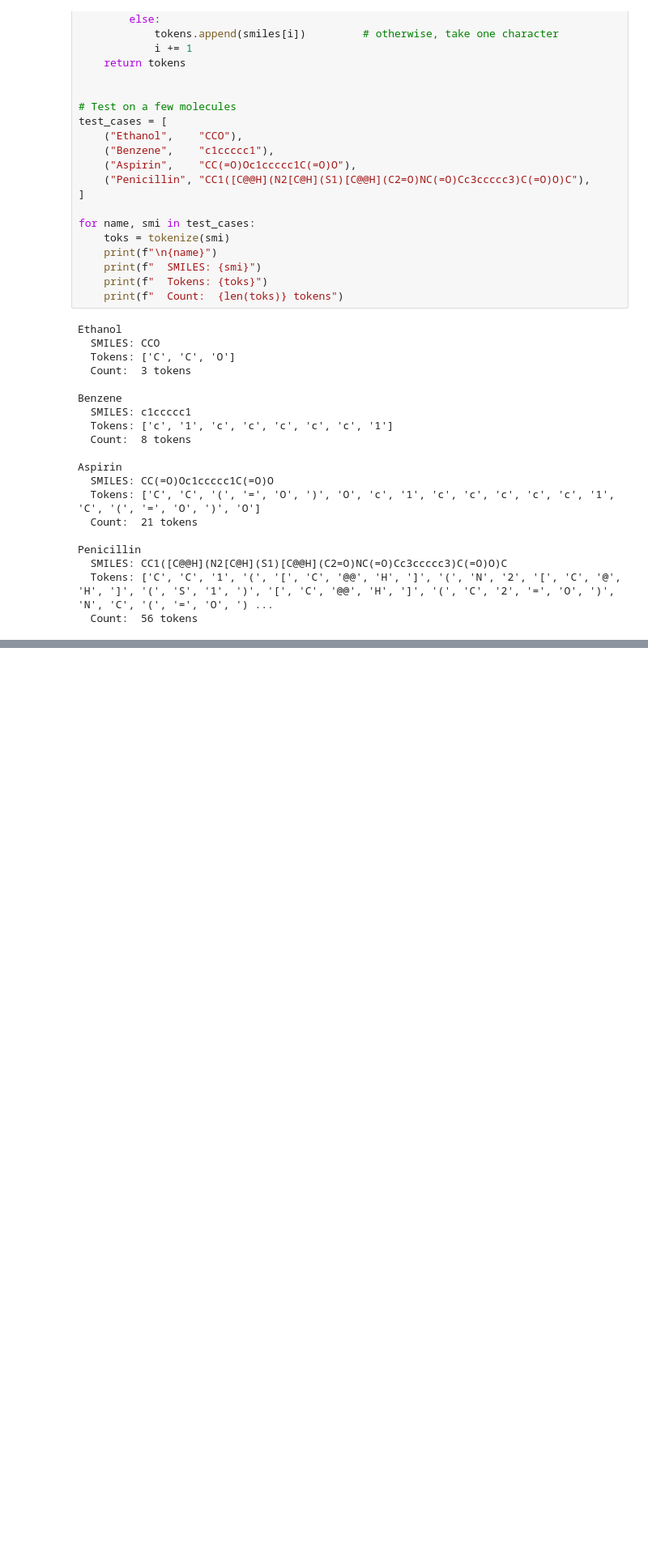
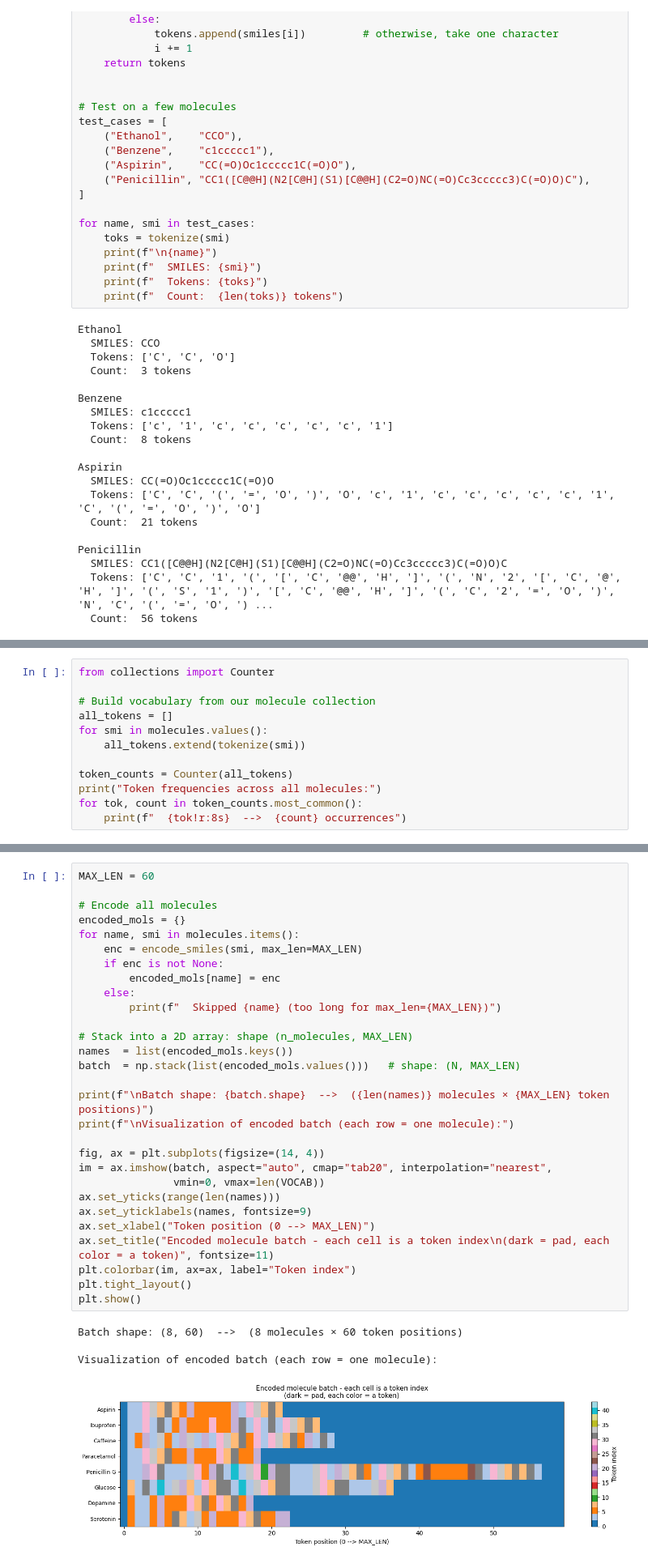
Before and after one commit to rwilfong/cheminformatics-notebooks, a Jupyter notebook: 01_smiles_strings.ipynb, the cells around one changed output, grey strips where cells are left out. Shown at 81% size. Cells and saved outputs as stored; diff of their text form; blank space fills up the shorter version.

Commit message:
finish notebook 1: introduction to SMILES

```diff
--- a/01_smiles_strings.ipynb
+++ b/01_smiles_strings.ipynb
@@ -154,0 +165,12 @@ Penicillin
+# %%
+from collections import Counter
+
+# Build vocabulary from our molecule collection
+all_tokens = []
+for smi in molecules.values():
+    all_tokens.extend(tokenize(smi))
+
+token_counts = Counter(all_tokens)
+print("Token frequencies across all molecules:")
+for tok, count in token_counts.most_common():
+    print(f"  {tok!r:8s}  -->  {count} occurrences")
@@ -154,0 +372,34 @@ Penicillin
+# %%
+MAX_LEN = 60
+
+# Encode all molecules
+encoded_mols = {}
+for name, smi in molecules.items():
+    enc = encode_smiles(smi, max_len=MAX_LEN)
+    if enc is not None:
+        encoded_mols[name] = enc
+    else:
+        print(f"  Skipped {name} (too long for max_len={MAX_LEN})")
+
+# Stack into a 2D array: shape (n_molecules, MAX_LEN)
+names  = list(encoded_mols.keys())
+batch  = np.stack(list(encoded_mols.values()))   # shape: (N, MAX_LEN)
+
+print(f"\nBatch shape: {batch.shape}  -->  ({len(names)} molecules × {MAX_LEN} token positions)")
+print(f"\nVisualization of encoded batch (each row = one molecule):")
+
+fig, ax = plt.subplots(figsize=(14, 4))
+im = ax.imshow(batch, aspect="auto", cmap="tab20", interpolation="nearest",
+               vmin=0, vmax=len(VOCAB))
+ax.set_yticks(range(len(names)))
+ax.set_yticklabels(names, fontsize=9)
+ax.set_xlabel("Token position (0 --> MAX_LEN)")
+ax.set_title("Encoded molecule batch - each cell is a token index\n(dark = pad, each color = a token)", fontsize=11)
+plt.colorbar(im, ax=ax, label="Token index")
+plt.tight_layout()
+plt.show()
+# %% [output]
+Batch shape: (8, 60)  -->  (8 molecules × 60 token positions)
+
+Visualization of encoded batch (each row = one molecule):
+[figure, added]
```
Also changed, not shown: parts of 9 cells of this notebook.
